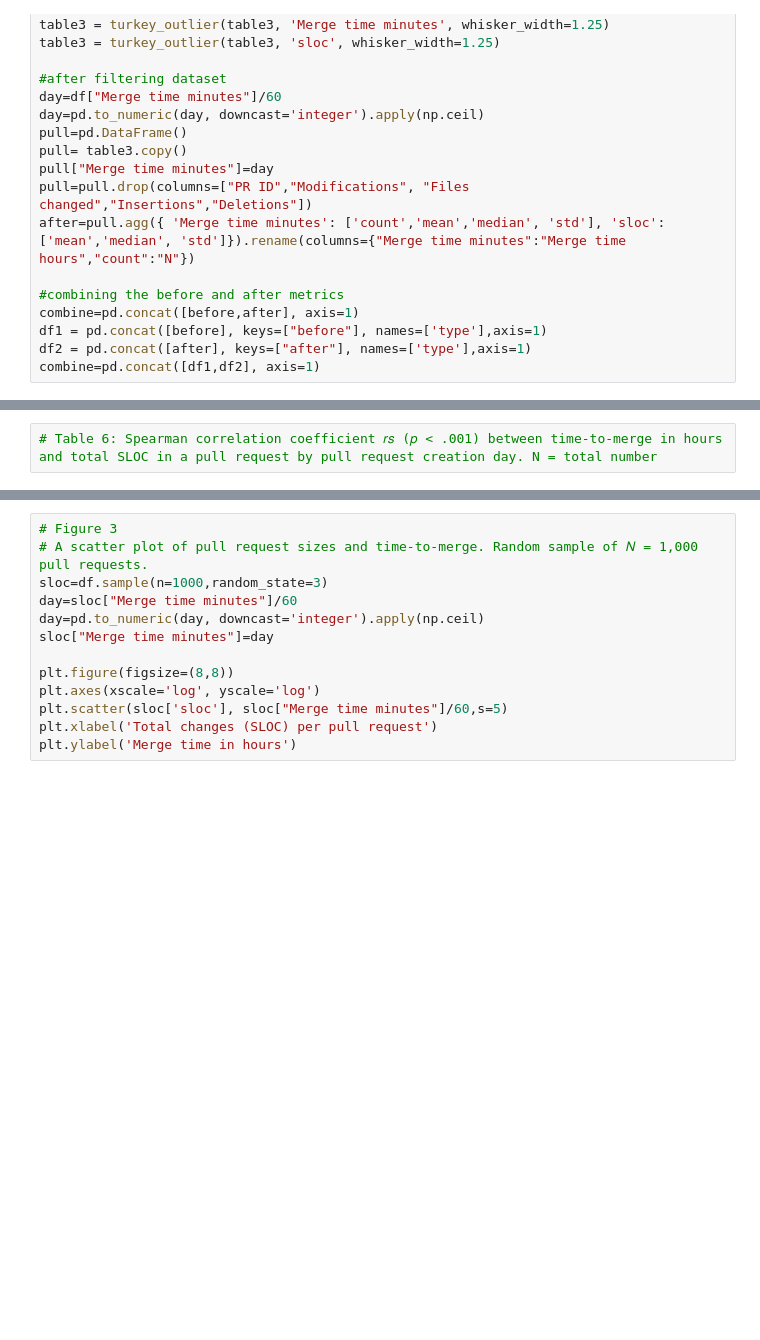
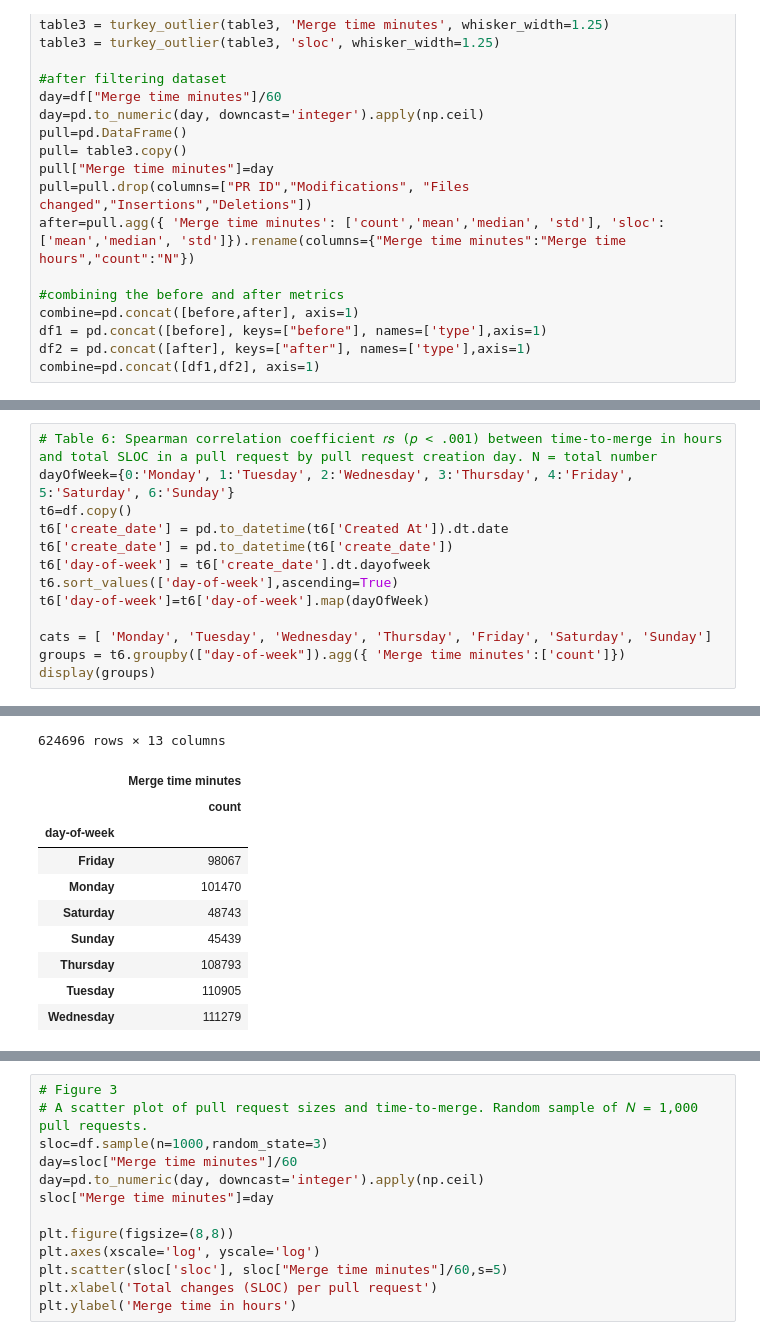
Before and after one commit to GuillaumeClaude/SENG-480B-Final-Project, a Jupyter notebook: Code/analysis.ipynb, the cells around one changed output, grey strips where cells are left out. Cells and saved outputs as stored; diff of their text form; blank space fills up the shorter version.

```diff
--- a/Code/analysis.ipynb
+++ b/Code/analysis.ipynb
@@ -188,2 +196,14 @@ t5 = t5.groupby('Language')[['Merge time minutes', 'sloc']].corr().unstack() """
-# %%
-# Table 6: Spearman correlation coefficient 𝑟𝑠 (𝑝 < .001) between time-to-merge in hours and total SLOC in a pull request by pull request creation day. N = total number
+# %%
+# Table 6: Spearman correlation coefficient 𝑟𝑠 (𝑝 < .001) between time-to-merge in hours and total SLOC in a pull request by pull request creation day. N = total number
+dayOfWeek={0:'Monday', 1:'Tuesday', 2:'Wednesday', 3:'Thursday', 4:'Friday', 5:'Saturday', 6:'Sunday'}
+t6=df.copy()
+t6['create_date'] = pd.to_datetime(t6['Created At']).dt.date
+t6['create_date'] = pd.to_datetime(t6['create_date'])
+t6['day-of-week'] = t6['create_date'].dt.dayofweek
+t6.sort_values(['day-of-week'],ascending=True)
+t6['day-of-week']=t6['day-of-week'].map(dayOfWeek)
+
+cats = [ 'Monday', 'Tuesday', 'Wednesday', 'Thursday', 'Friday', 'Saturday', 'Sunday']
+groups = t6.groupby(["day-of-week"]).agg({ 'Merge time minutes':['count']})
+display(groups)
+# %% [output]
@@ -190,3 +222,14 @@ t5 = t5.groupby('Language')[['Merge time minutes', 'sloc']].corr().unstack() """
+624696 rows × 13 columns
+|  | Merge time minutes |
+|  | count |
+| day-of-week |  |
+| Friday | 98067 |
+| Monday | 101470 |
+| Saturday | 48743 |
+| Sunday | 45439 |
+| Thursday | 108793 |
+| Tuesday | 110905 |
+| Wednesday | 111279 |
 # %%
 # Figure 1: A barplot of pull request sizes
 bins = [0, 20, 40, 60, 80,100,120,140,160,180,200]
```
Also changed, not shown: parts of 5 cells of this notebook.
